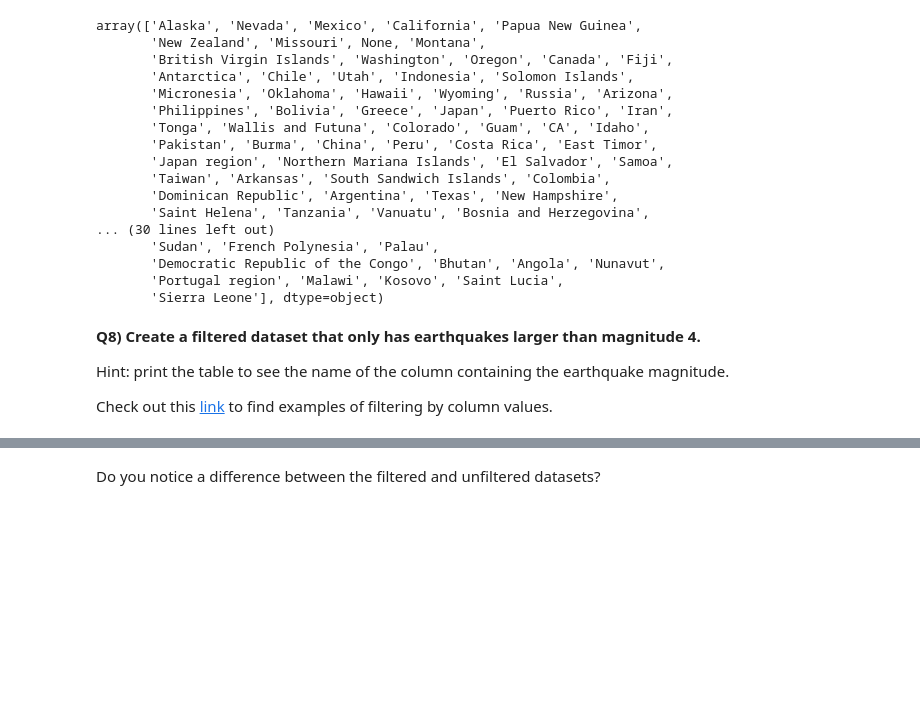
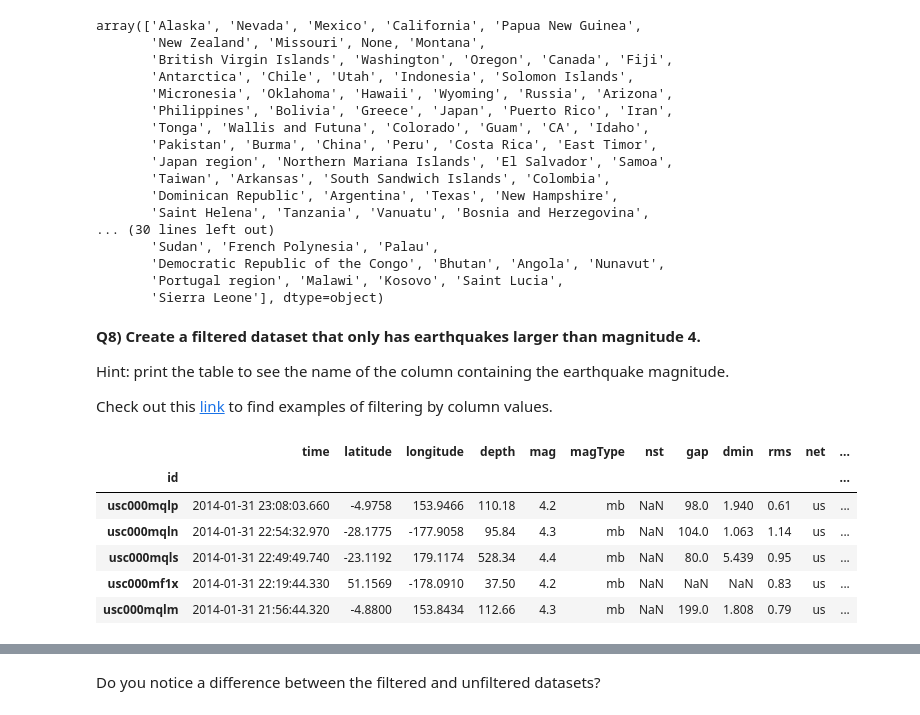
Before and after one commit to emmagiometti/A2026_Intro_Python, a Jupyter notebook: 1_5_env_exercise_pandas.ipynb, the cells around one changed output, grey strips where cells are left out. Cells and saved outputs as stored; diff of their text form; code cells hidden in the pictures; blank space fills up the shorter version.

```diff
--- a/1_5_env_exercise_pandas.ipynb
+++ b/1_5_env_exercise_pandas.ipynb
@@ -253,6 +253,16 @@ Check out this [link](https://www.geeksforgeeks.org/ways-to-filter-pandas-datafr
 to find examples of filtering by column values.
 # %%
 # Filter the dataset based on the earthquakes' magnitudes
+df_filtered = df[df['mag'] > 4] #calls mag column with values greater than 4
+df_filtered.head() #show first 5 values
+# %% [output]
+|  | time | latitude | longitude | depth | mag | magType | nst | gap | dmin | rms | net | ... |
+| id |  |  |  |  |  |  |  |  |  |  |  | ... |
+| usc000mqlp | 2014-01-31 23:08:03.660 | -4.9758 | 153.9466 | 110.18 | 4.2 | mb | NaN | 98.0 | 1.940 | 0.61 | us | ... |
+| usc000mqln | 2014-01-31 22:54:32.970 | -28.1775 | -177.9058 | 95.84 | 4.3 | mb | NaN | 104.0 | 1.063 | 1.14 | us | ... |
+| usc000mqls | 2014-01-31 22:49:49.740 | -23.1192 | 179.1174 | 528.34 | 4.4 | mb | NaN | 80.0 | 5.439 | 0.95 | us | ... |
+| usc000mf1x | 2014-01-31 22:19:44.330 | 51.1569 | -178.0910 | 37.50 | 4.2 | mb | NaN | NaN | NaN | 0.83 | us | ... |
+| usc000mqlm | 2014-01-31 21:56:44.320 | -4.8800 | 153.8434 | 112.66 | 4.3 | mb | NaN | 199.0 | 1.808 | 0.79 | us | ... |
 # %% [markdown]
 **Q9) Using the filtered dataset (magnitude > 4), count the number of earthquakes whose magnitudes are above 4 [Num 1], and count the number of earthquakes in each country or state [Num 2]. Make a bar chart of Num 2 for the top 5 locations with the most earthquakes.**
 
```
Also changed, not shown: parts of 5 cells of this notebook.
